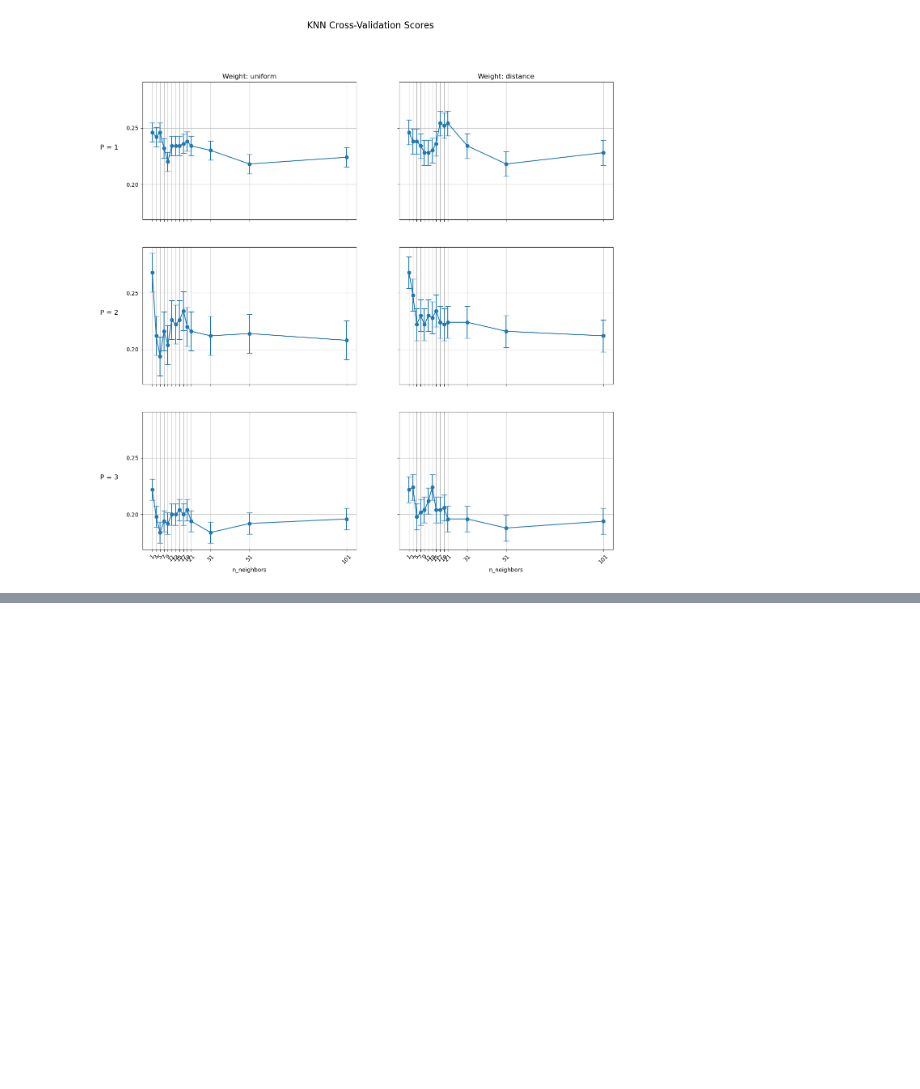
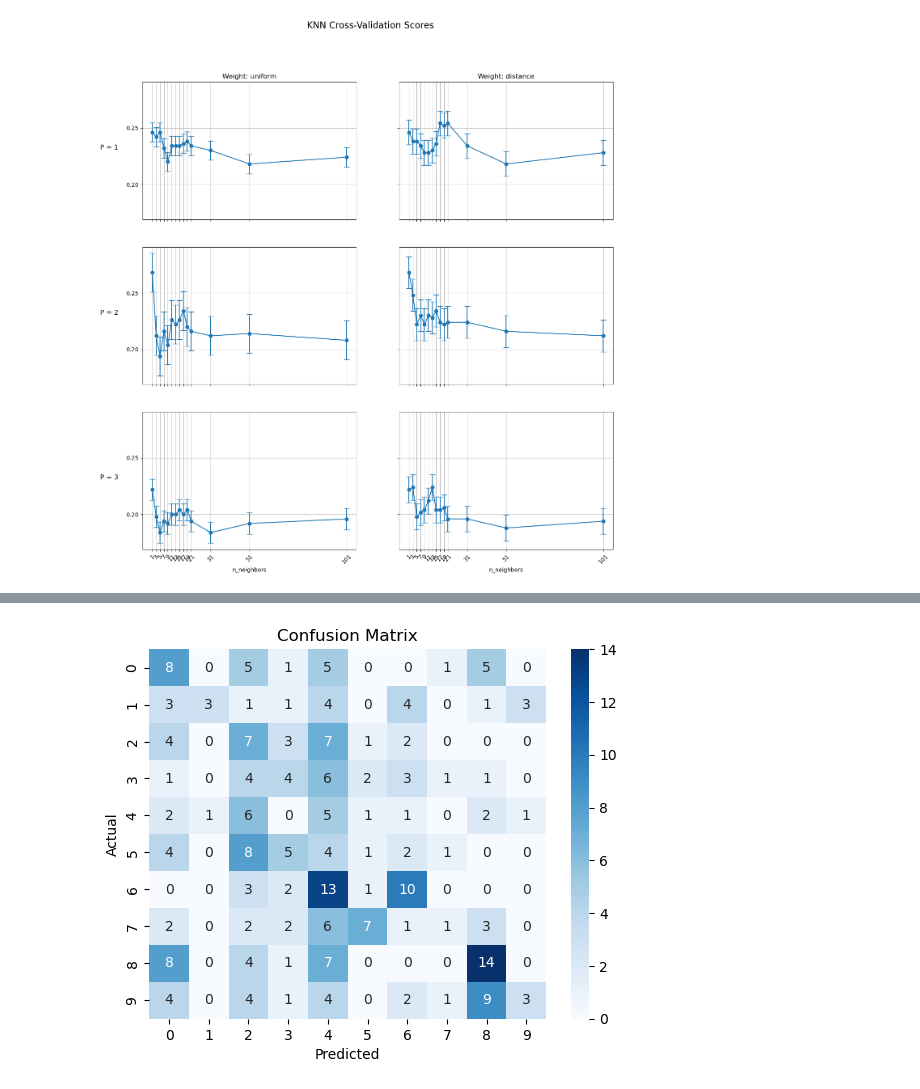
Before and after one commit to venkatnadella/Computer-Vision-Project, a Jupyter notebook: knn.ipynb, the cells around one changed output, grey strips where cells are left out. Drawn from its saved outputs; the diff is of its cells as text; code cells hidden in the pictures; blank space fills up the shorter version.

Commit message:
rerun the best knn model and added discussions

```diff
--- a/knn.ipynb
+++ b/knn.ipynb
@@ -345,0 +346,6 @@ plt.show()
+# %%
+#initializing the rerun model
+knn_rerun_model = KNeighborsClassifier(n_neighbors=n, weights=w, p=p)
+# %%
+# Training the model with our scaled data.
+knn_rerun_model.fit(X_train_scaled, y_train)
@@ -345,0 +354,3 @@ plt.show()
+# %%
+# testing our model
+y_pred = knn_rerun_model.predict(X_test_scaled)
@@ -345,0 +367,4 @@ plt.show()
+# %%
+#Confusion matrix of our model
+conf_matrix = confusion_matrix(y_test, y_pred)
+conf_matrix
@@ -345,0 +382,11 @@ plt.show()
+# %%
+import seaborn as sns
+
+#plotting our confusion matrix.
+sns.heatmap(conf_matrix, annot=True, fmt='d',cmap='Blues')
+plt.xlabel('Predicted')
+plt.ylabel('Actual')
+plt.title('Confusion Matrix')
+plt.show()
+# %% [output]
+[figure, added]
```
Also changed, not shown: parts of 14 cells of this notebook.
